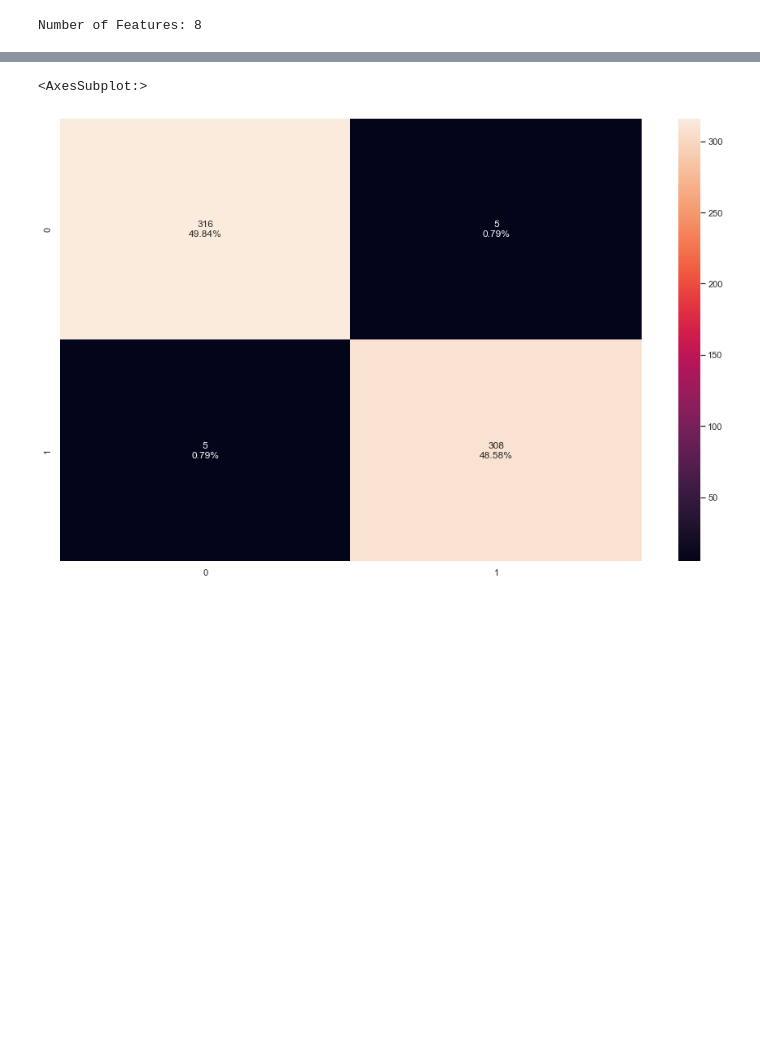
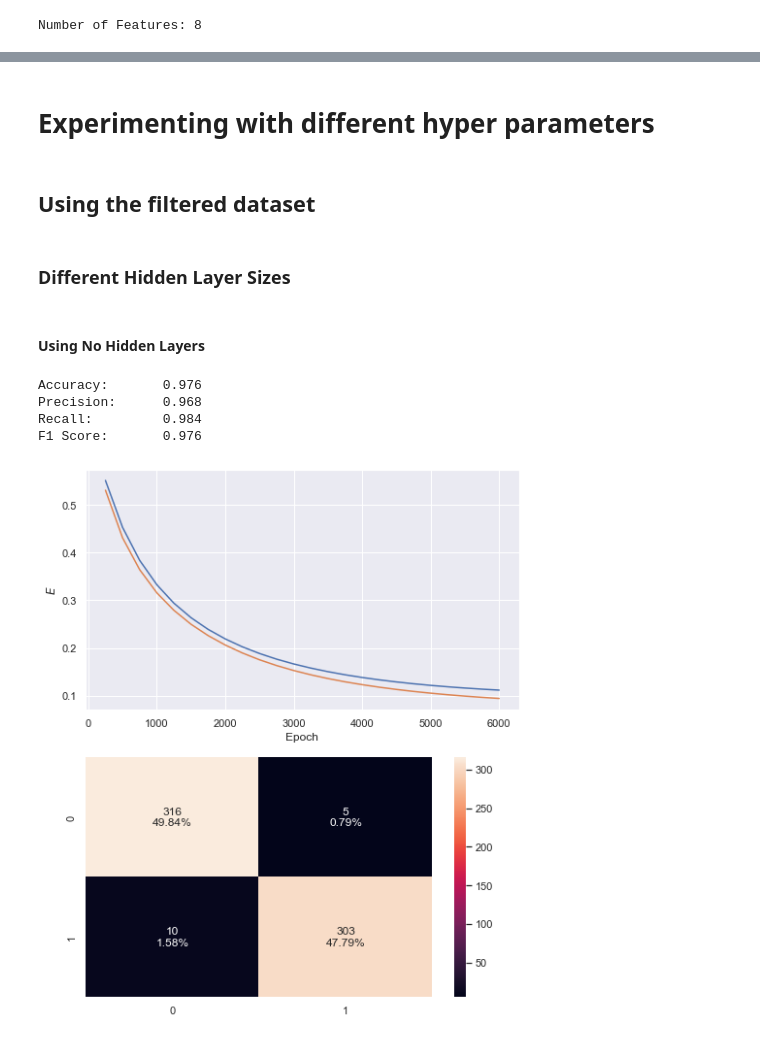
Before and after one commit to GabrielFreeze/ics3206, a Jupyter notebook: Artificial Neural Networks.ipynb, the cells around one changed output, grey strips where cells are left out. Cells and saved outputs as stored; diff of their text form; code cells hidden in the pictures; blank space fills up the shorter version.

```diff
--- a/Artificial Neural Networks.ipynb
+++ b/Artificial Neural Networks.ipynb
@@ -6,10 +8,11 @@ import pandas as pd
 import seaborn as sns
 import matplotlib.pyplot as plt
 from sklearn.model_selection import train_test_split
-from sklearn.metrics import confusion_matrix
+from sklearn.metrics import confusion_matrix, precision_score, recall_score, accuracy_score,f1_score
+
 
 #Set figure size
-sns.set(rc={'figure.figsize':(16,10)})
+sns.set(rc={'figure.figsize':(8,10)})
 
 #Load data
 df = pd.read_csv(os.path.join('data','data_filtered.csv'))
@@ -237,15 +209,0 @@ actual = torch.flatten(test_y).tolist()
-# %%
-#Generate confusion matrix
-cf_matrix = confusion_matrix(actual, prediction)
-
-count      = ["{0:0.0f}".format(v) for v in cf_matrix.flatten()]
-percentage = ["{0:.2%}".format(v) for v in cf_matrix.flatten()/np.sum(cf_matrix)]
-
-
-labels = np.asarray([f"{v1}\n{v2}" for v1, v2 in
-          zip(count,percentage)]).reshape(2,2)
-
-sns.heatmap(cf_matrix,fmt='',annot=labels)
-# %% [output]
-<AxesSubplot:>
-[figure, removed]
@@ -251,0 +252,23 @@ sns.heatmap(cf_matrix,fmt='',annot=labels)
+# %% [markdown]
+# Experimenting with different hyper parameters
+# %% [markdown]
+## Using the filtered dataset
+# %% [markdown]
+### Different Hidden Layer Sizes
+# %% [markdown]
+#### Using No Hidden Layers
+# %%
+#No Hidden Layers
+model = Model(input_size=feature_size,
+              num_classes=1,
+              hidden=0, hidden_size=[],
+              activation='relu')
+model.to(device)
+
+run(model)
+# %% [output]
+Accuracy:       0.976
+Precision:      0.968
+Recall:         0.984
+F1 Score:       0.976
+[figure, added]
```
Also changed, not shown: parts of 24 cells of this notebook.
